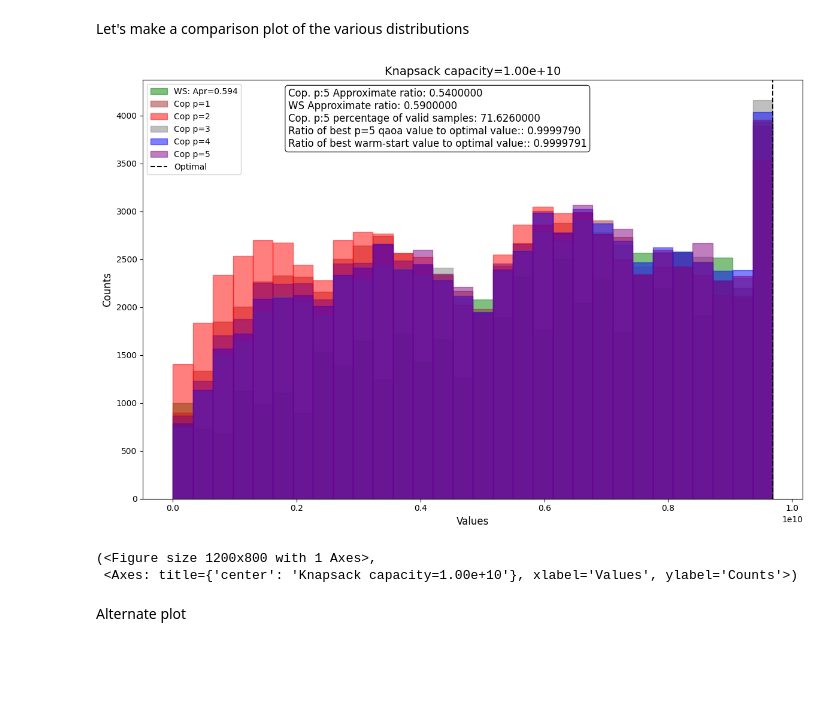
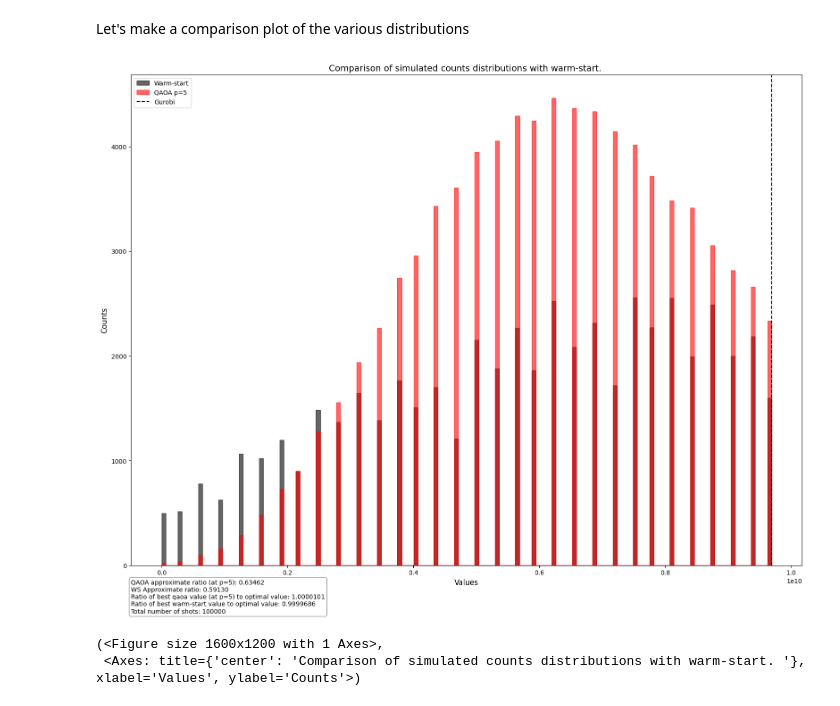
Before and after one commit to jhoule42/xQAOA_unit_commitment, a Jupyter notebook: demo.ipynb, the cells around one changed output. Drawn from its saved outputs; the diff is of its cells as text; code cells hidden in the pictures; blank space fills up the shorter version.

```diff
--- a/demo.ipynb
+++ b/demo.ipynb
@@ -780,0 +741,2 @@ for p in p_values:
+# %%
+pars=[[2.87023534 ,0.36031419],[0.09533912, 4.56730094],[0.05196536, 6.00121636],[0.06959518, 1.83306134],[0.00979532 ,0.05878343]]
@@ -780,0 +753,3 @@ for p in p_values:
+# %%
+for i in range(len(params)):
+    print(f'Optimized parameters for p={i+1}: {params[i]}')
@@ -853,0 +780,15 @@ Number of valid shots: 71626
+# %%
+from itertools import islice
+import json
+from scripts.utils.kp_utils import compute_approximate_ratio, probabilty_success
+
+dict_bit_values_at_different_p  = {}
+pubs = []
+shots = 100000
+
+for circ in circuits_at_different_p:
+    circ.measure_active()
+    xp_circ = pm.run(circ)
+    pubs.append(xp_circ)
+
+job = sampler_mps.run(pubs, shots=shots)
@@ -1019,45 +1009,44 @@ def plot_multiple_distributions(data_dict, min_cost=None,
 # %%
 data_dict = {
    # f"Random: Apr={norm_approx_ratio_rand:.2f}": dict_bit_values_random,
-   f"WS: Apr={approx_ratio_ws:.3f}": valid_dict_bit_values_ws,
-   f"Cop p={1}": dict_bit_values_at_different_p["p = 0"],
-   f"Cop p={2}": dict_bit_values_at_different_p["p = 1"],
-   f"Cop p={3}": dict_bit_values_at_different_p["p = 2"],
-   f"Cop p={4}": dict_bit_values_at_different_p["p = 3"],
-   f"Cop p={5}": dict_bit_values_at_different_p["p = 4"]
+   f"Warm-start": valid_dict_bit_values_ws,
+#    f"QAOA p={1}": dict_bit_values_at_different_p["p = 0"],
+#    f"QAOA p={2}": dict_bit_values_at_different_p["p = 1"],
+#    f"QAOA p={3}": dict_bit_values_at_different_p["p = 2"],
+#    f"QAOA p={4}": dict_bit_values_at_different_p["p = 3"],
+   f"QAOA p={5}": dict_bit_values_at_different_p["p = 4"]
 }
 # Custom colors
 colors = {
  #  f"Random: Apr={norm_approx_ratio_rand:.2f}": "yellow",
-   f"WS: Apr={approx_ratio_ws:.3f}": 'green',
-   f"Cop p={1}": "brown",
-   f"Cop p={2}": "red",
-   f"Cop p={3}": "grey",
-   f"Cop p={4}": "blue",
-   f"Cop p={5}": "purple"
+   f"Warm-start": 'black',
+#    f"QAOA p={1}": 'orange',
+#    f"QAOA p={2}": 'green',
+#    f"QAOA p={3}": "blue",
+#    f"QAOA p={4}": "brown",
+   f"QAOA p={5}": "red"
 }
 # Annotations
 annotations = {
-    f'Cop. p:{layers} Approximate ratio': np.round(approx_ratio_qaoa, 2),
-    f'WS Approximate ratio': np.round(approx_ratio_ws, 2),
-    f'Cop. p:{layers} percentage of valid samples': 100*(valid_shots_qaoa/shots),
-    f'Ratio of best p={layers} qaoa value to optimal value:': np.round(best_value/optimal_value, decimals=7),
-    f'Ratio of best warm-start value to optimal value:': np.round(best_value_ws/optimal_value, decimals=7),
+    f"QAOA approximate ratio (at p={layers})": f"{approx_ratio_qaoa:.5f}",
+    f"WS Approximate ratio" : f"{approx_ratio_ws:.5f}",
+    f"Ratio of best qaoa value (at p={layers}) to optimal value" : f"{(best_value/optimal_value):.7f}",
+    f"Ratio of best warm-start value to optimal value" : f"{(best_value_ws/optimal_value):.7f}",
+    f"Total number of shots" : f"{shots:.0f}",
     }
 plot_multiple_distributions(
     data_dict=data_dict,
     min_cost=optimal_value,
     colors=colors,
-    nb_bins=30,
+    nb_bins=150,
     log=False,
     annotations=annotations,
-    figsize=(12, 8),
-    hist_type='bar',
-    title=f"Knapsack capacity={format(capacity, '.2e')}"
+    figsize=(16,12),
+    hist_type='stepfilled',
+    title=f"Comparison of simulated QAOA counts distributions with warm-start. ",
+    hardware=False
 )
 # %% [output]
-[figure, old version]
+[figure, new version]
-(<Figure size 1200x800 with 1 Axes>,
- <Axes: title={'center': 'Knapsack capacity=1.00e+10'}, xlabel='Values', ylabel='Counts'>)
+(<Figure size 1600x1200 with 1 Axes>,
+ <Axes: title={'center': 'Comparison of simulated counts distributions with warm-start. '}, xlabel='Values', ylabel='Counts'>)
-# %% [markdown]
-Alternate plot
```
Also changed, not shown: parts of 34 cells of this notebook, 16 other files.
